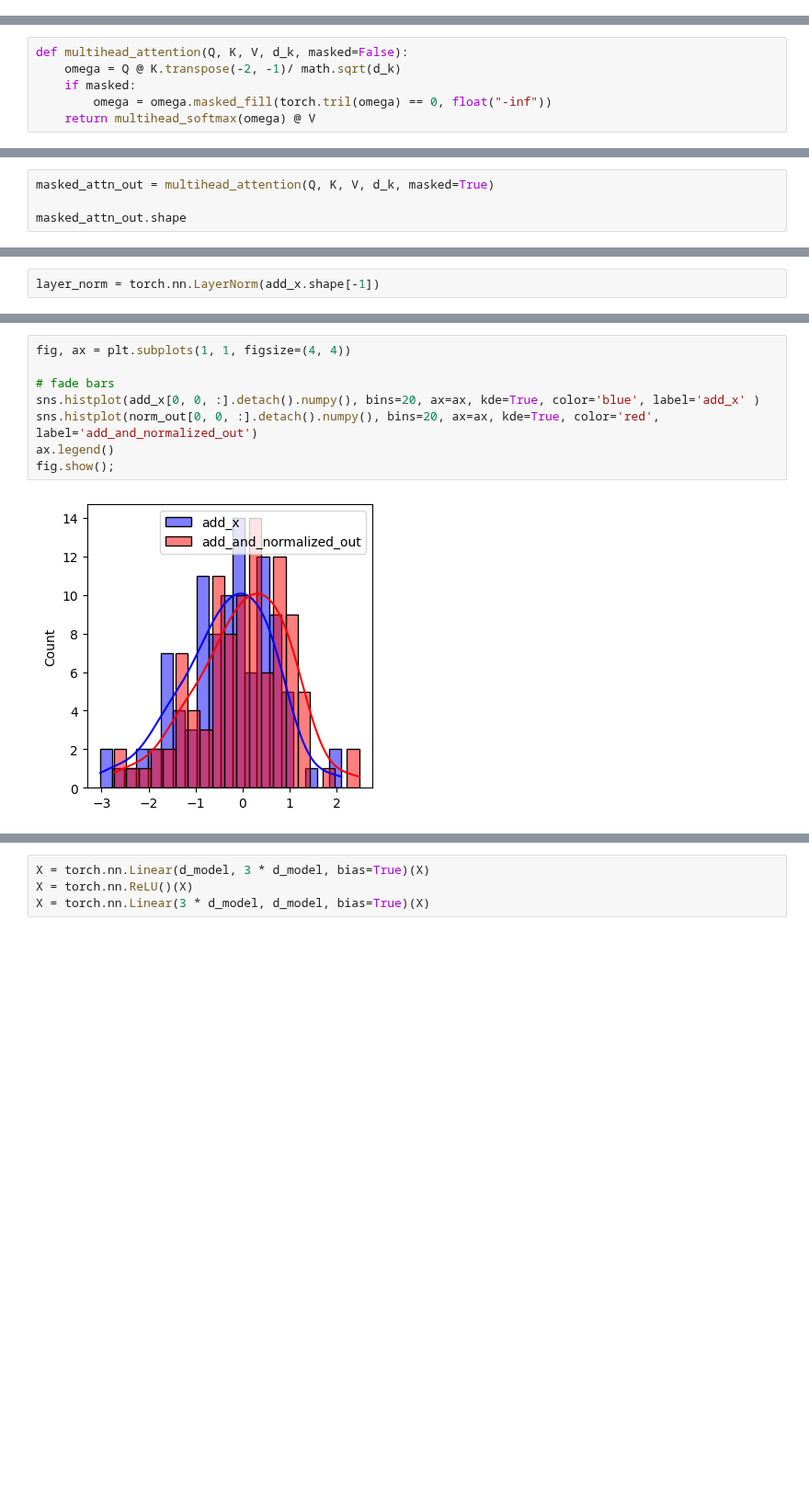
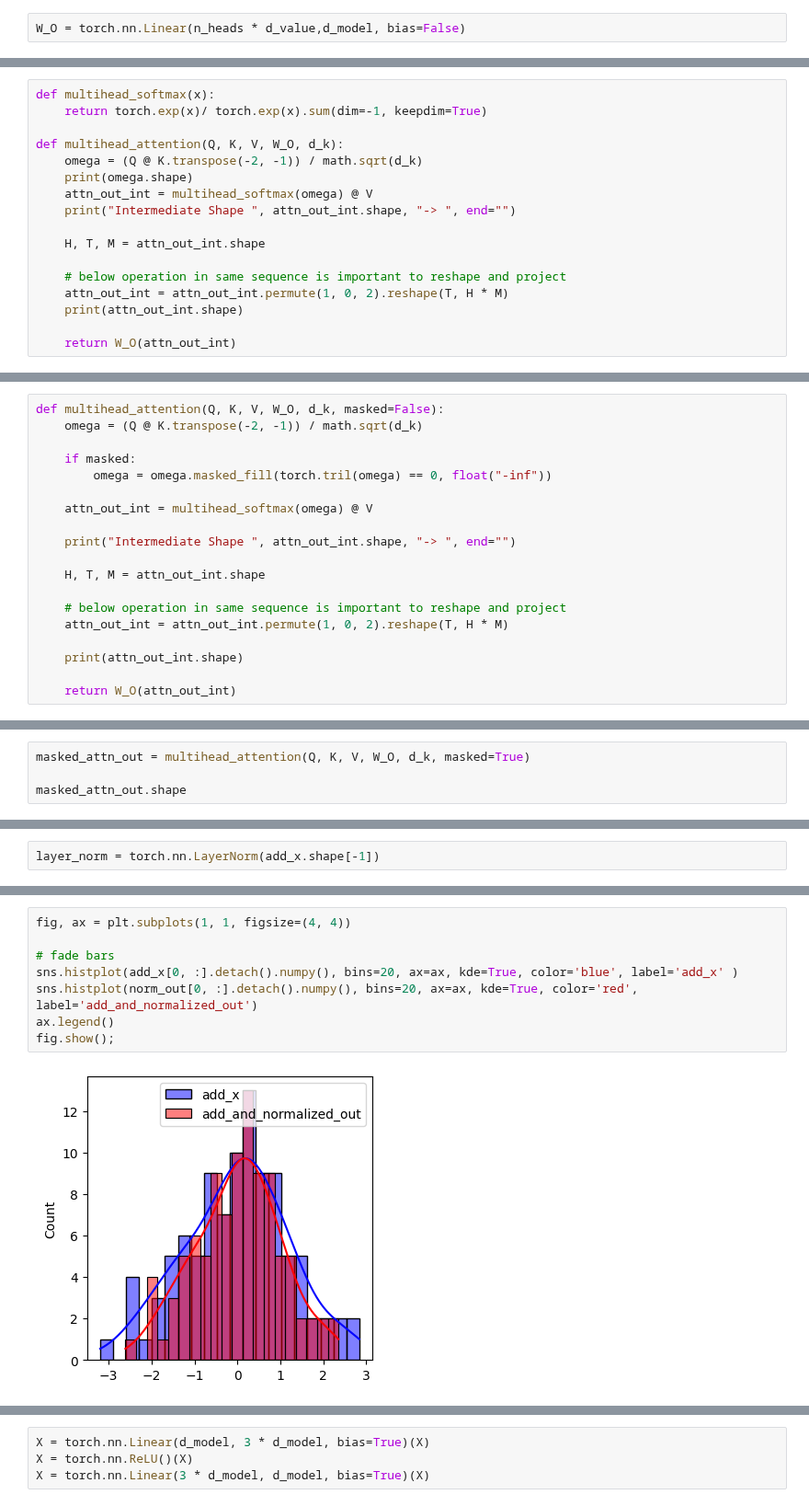
Before and after one commit to NishantBaheti/DeepLearningGuideBook, a Jupyter notebook: notebooks/transformers/explore.ipynb, the cells around one changed output, grey strips where cells are left out. Shown at 92% size. Drawn from its saved outputs; the diff is of its cells as text; blank space fills up the shorter version.

```diff
--- a/notebooks/transformers/explore.ipynb
+++ b/notebooks/transformers/explore.ipynb
@@ -854,0 +882,2 @@ True
+# %%
+W_O = torch.nn.Linear(n_heads * d_value,d_model, bias=False)
@@ -854,0 +892,17 @@ True
+# %%
+def multihead_softmax(x):
+    return torch.exp(x)/ torch.exp(x).sum(dim=-1, keepdim=True)
+
+def multihead_attention(Q, K, V, W_O, d_k):
+    omega = (Q @ K.transpose(-2, -1)) / math.sqrt(d_k)
+    print(omega.shape)
+    attn_out_int = multihead_softmax(omega) @ V
+    print("Intermediate Shape ", attn_out_int.shape, "-> ", end="")
+
+    H, T, M = attn_out_int.shape
+
+    # below operation in same sequence is important to reshape and project
+    attn_out_int = attn_out_int.permute(1, 0, 2).reshape(T, H * M)
+    print(attn_out_int.shape)
+
+    return W_O(attn_out_int)
@@ -901,9 +967,22 @@ sns.heatmap(masked_softmax, annot=True)
 # %%
-def multihead_attention(Q, K, V, d_k, masked=False):
-    omega = Q @ K.transpose(-2, -1)/ math.sqrt(d_k)
+def multihead_attention(Q, K, V, W_O, d_k, masked=False):
+    omega = (Q @ K.transpose(-2, -1)) / math.sqrt(d_k)
+
     if masked:
         omega = omega.masked_fill(torch.tril(omega) == 0, float("-inf"))
-    return multihead_softmax(omega) @ V
+
+    attn_out_int = multihead_softmax(omega) @ V
+
+    print("Intermediate Shape ", attn_out_int.shape, "-> ", end="")
+
+    H, T, M = attn_out_int.shape
+
+    # below operation in same sequence is important to reshape and project
+    attn_out_int = attn_out_int.permute(1, 0, 2).reshape(T, H * M)
+
+    print(attn_out_int.shape)
+
+    return W_O(attn_out_int)
 # %% [markdown]
 ### Masked Softmax
 # %%
@@ -918,7 +997,7 @@ fig.show()
 # %% [markdown]
 * Now only previous words/affinity will give context to the current tokens
 # %%
-masked_attn_out = multihead_attention(Q, K, V, d_k, masked=True)
+masked_attn_out = multihead_attention(Q, K, V, W_O, d_k, masked=True)
 
 masked_attn_out.shape
 # %% [output]
@@ -1005,11 +1085,11 @@ torch.Size([3, 6, 100])
 # %%
 fig, ax = plt.subplots(1, 1, figsize=(4, 4))
 
 # fade bars
-sns.histplot(add_x[0, 0, :].detach().numpy(), bins=20, ax=ax, kde=True, color='blue', label='add_x' )
-sns.histplot(norm_out[0, 0, :].detach().numpy(), bins=20, ax=ax, kde=True, color='red', label='add_and_normalized_out')
+sns.histplot(add_x[0, :].detach().numpy(), bins=20, ax=ax, kde=True, color='blue', label='add_x' )
+sns.histplot(norm_out[0, :].detach().numpy(), bins=20, ax=ax, kde=True, color='red', label='add_and_normalized_out')
 ax.legend()
 fig.show();
 # %% [output]
-[figure, old version]
+[figure, new version]
 # %% [markdown]
```
Also changed, not shown: parts of 38 cells of this notebook.
